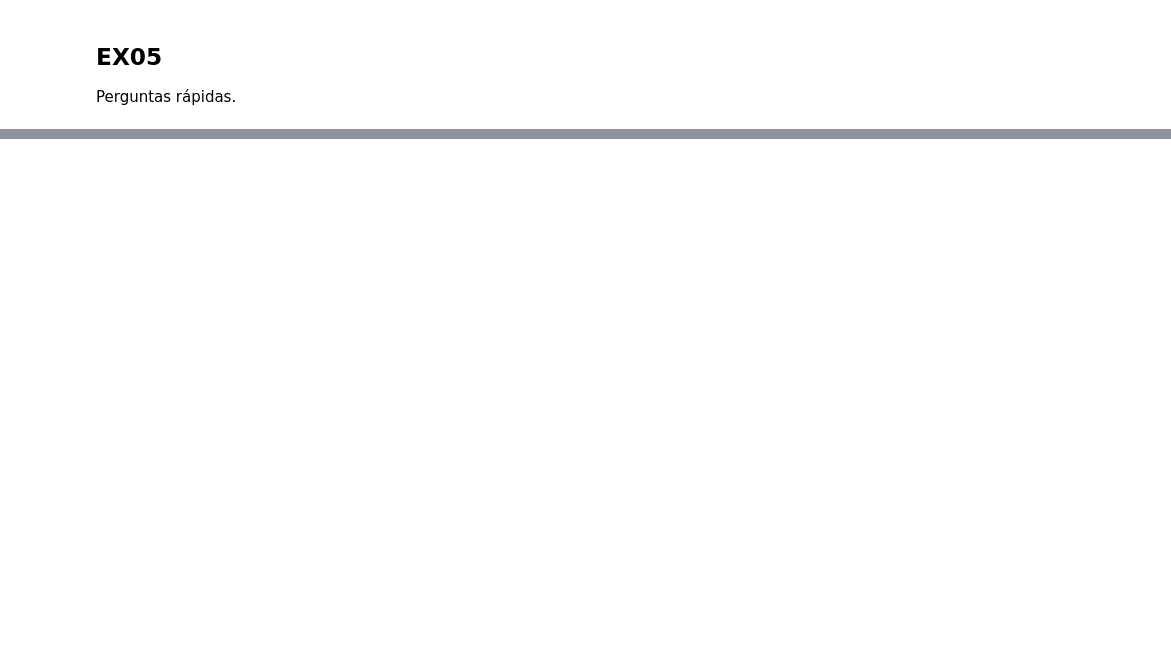
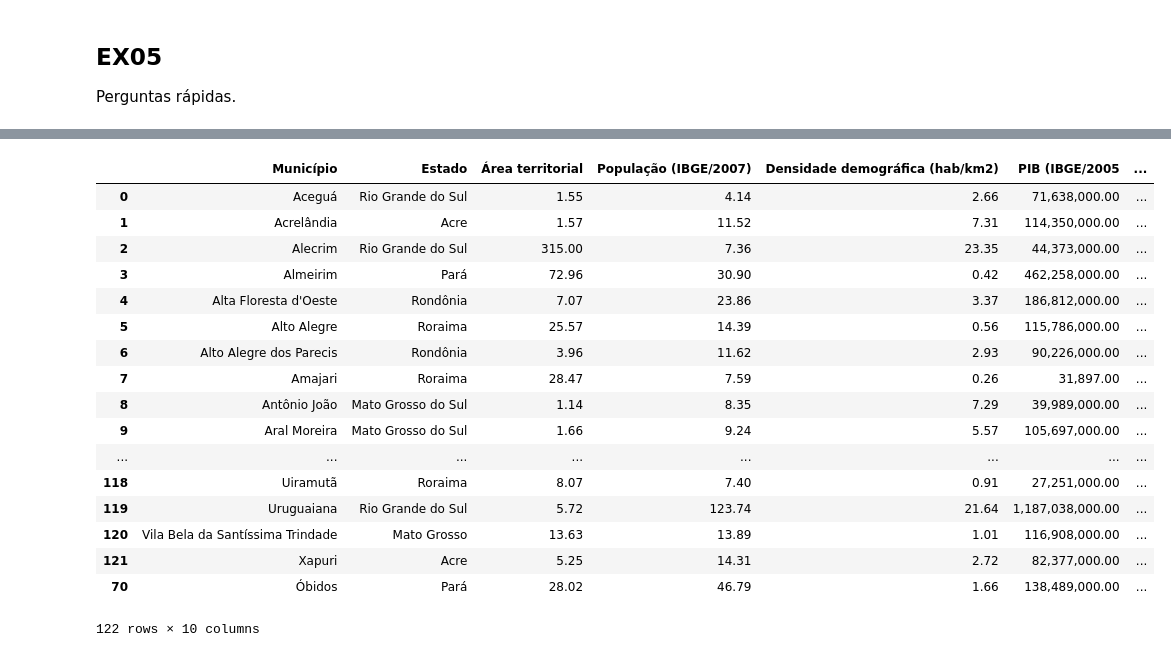
Before and after one commit to alexssandroos/pos-data-science, a Jupyter notebook: programacao-data-science/KernelTrabalho/kernel_trabalho1.ipynb, the cells around one changed output, grey strips where cells are left out. Saved outputs shown, nothing was run; the diff lists cells and outputs as text; code cells hidden in the pictures; blank space fills up the shorter version.

```diff
--- a/programacao-data-science/KernelTrabalho/kernel_trabalho1.ipynb
+++ b/programacao-data-science/KernelTrabalho/kernel_trabalho1.ipynb
@@ -351,6 +340,25 @@ Perguntas rápidas.
 # %%
 # faça a ordenação do DataFrame pelo nome do município
 
-
+df.sort_values(by=['Município'])
 # a ordenação está correta?
 #Não. A cidade de Óbidos, acentuada, ficou incorretame
+# %% [output]
+|  | Município | Estado | Área territorial | População (IBGE/2007) | Densidade demográfica (hab/km2) | PIB (IBGE/2005 | ... |
+| 0 | Aceguá | Rio Grande do Sul | 1.55 | 4.14 | 2.66 | 71,638,000.00 | ... |
+| 1 | Acrelândia | Acre | 1.57 | 11.52 | 7.31 | 114,350,000.00 | ... |
+| 2 | Alecrim | Rio Grande do Sul | 315.00 | 7.36 | 23.35 | 44,373,000.00 | ... |
+| 3 | Almeirim | Pará | 72.96 | 30.90 | 0.42 | 462,258,000.00 | ... |
+| 4 | Alta Floresta d'Oeste | Rondônia | 7.07 | 23.86 | 3.37 | 186,812,000.00 | ... |
+| 5 | Alto Alegre | Roraima | 25.57 | 14.39 | 0.56 | 115,786,000.00 | ... |
+| 6 | Alto Alegre dos Parecis | Rondônia | 3.96 | 11.62 | 2.93 | 90,226,000.00 | ... |
+| 7 | Amajari | Roraima | 28.47 | 7.59 | 0.26 | 31,897.00 | ... |
+| 8 | Antônio João | Mato Grosso do Sul | 1.14 | 8.35 | 7.29 | 39,989,000.00 | ... |
+| 9 | Aral Moreira | Mato Grosso do Sul | 1.66 | 9.24 | 5.57 | 105,697,000.00 | ... |
+| ... | ... | ... | ... | ... | ... | ... | ... |
+| 118 | Uiramutã | Roraima | 8.07 | 7.40 | 0.91 | 27,251,000.00 | ... |
+| 119 | Uruguaiana | Rio Grande do Sul | 5.72 | 123.74 | 21.64 | 1,187,038,000.00 | ... |
+| 120 | Vila Bela da Santíssima Trindade | Mato Grosso | 13.63 | 13.89 | 1.01 | 116,908,000.00 | ... |
+| 121 | Xapuri | Acre | 5.25 | 14.31 | 2.72 | 82,377,000.00 | ... |
+| 70 | Óbidos | Pará | 28.02 | 46.79 | 1.66 | 138,489,000.00 | ... |
+122 rows × 10 columns
```
Also changed, not shown: parts of 21 cells of this notebook.
